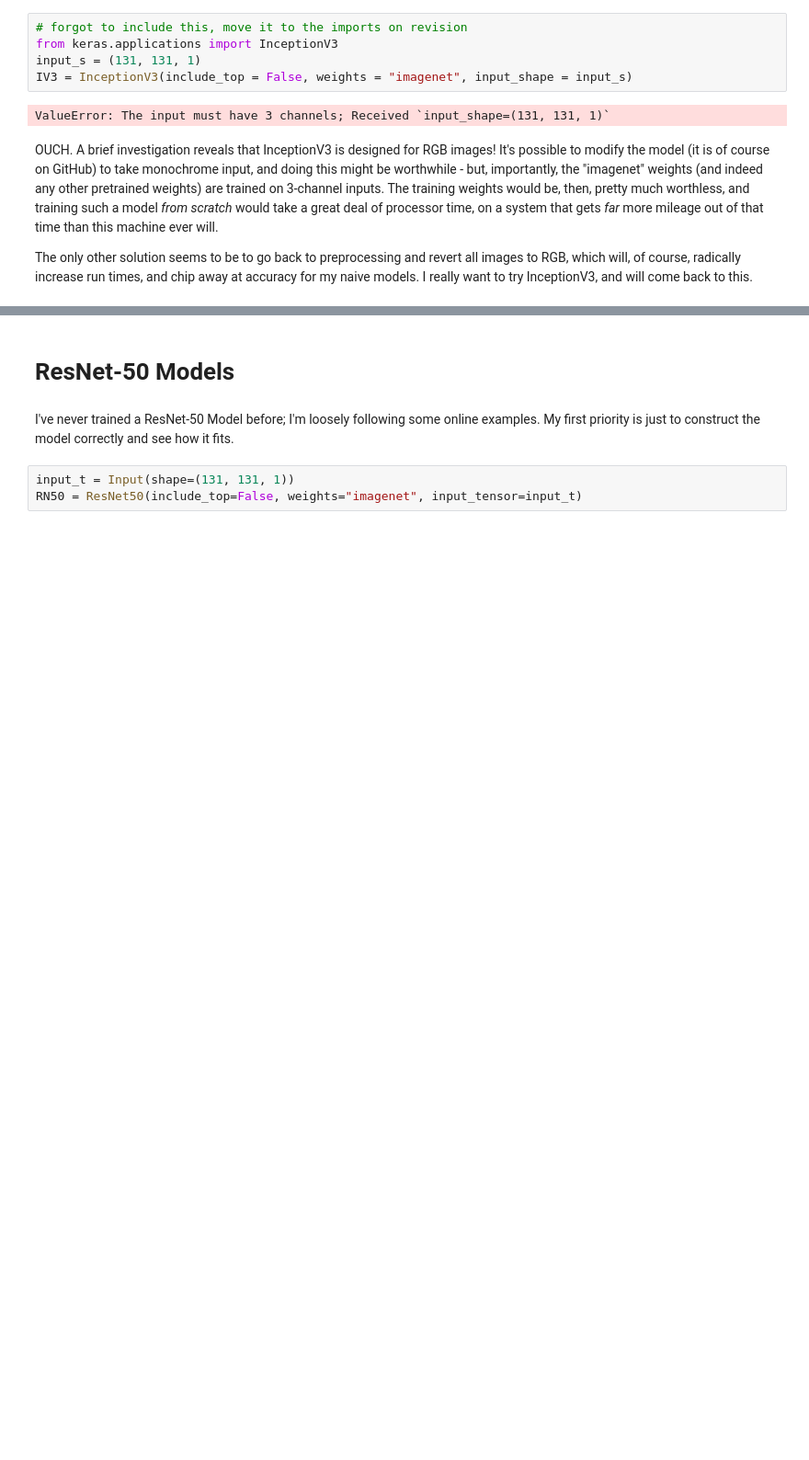
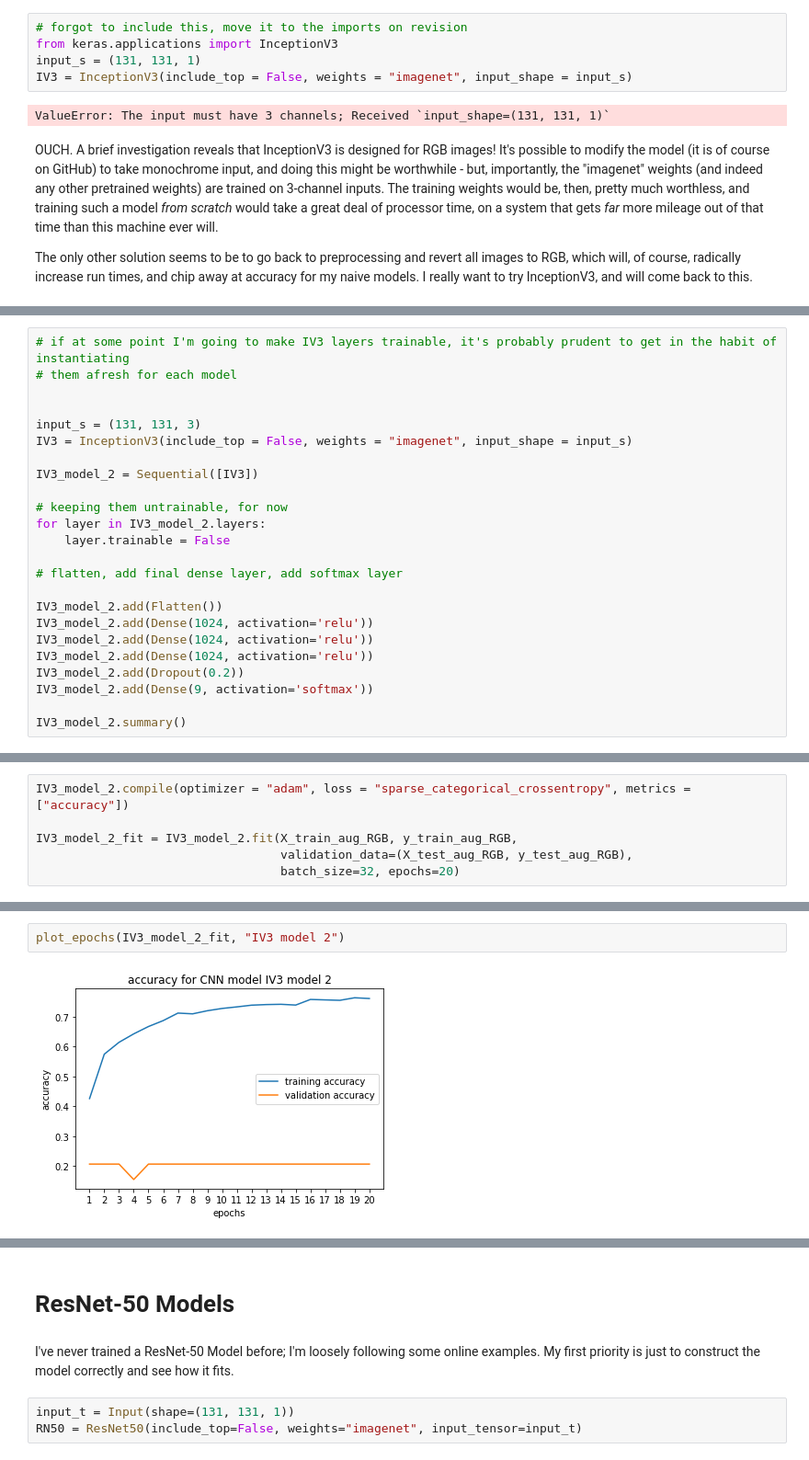
Before and after one commit to skizlik/waste-classification, a Jupyter notebook: Real Waste Modeling.ipynb, the cells around one changed output, grey strips where cells are left out. Shown: that part at 92% size. Cells and saved outputs as stored; diff of their text form; blank space fills up the shorter version.

```diff
--- a/Real Waste Modeling.ipynb
+++ b/Real Waste Modeling.ipynb
@@ -415,0 +514,24 @@ The only other solution seems to be to go back to preprocessing and revert all i
+# %%
+# if at some point I'm going to make IV3 layers trainable, it's probably prudent to get in the habit of instantiating
+# them afresh for each model
+
+
+input_s = (131, 131, 3)
+IV3 = InceptionV3(include_top = False, weights = "imagenet", input_shape = input_s)
+
+IV3_model_2 = Sequential([IV3])
+
+# keeping them untrainable, for now
+for layer in IV3_model_2.layers:
+    layer.trainable = False
+
+# flatten, add final dense layer, add softmax layer
+
+IV3_model_2.add(Flatten())
+IV3_model_2.add(Dense(1024, activation='relu'))
+IV3_model_2.add(Dense(1024, activation='relu'))
+IV3_model_2.add(Dense(1024, activation='relu'))
+IV3_model_2.add(Dropout(0.2))
+IV3_model_2.add(Dense(9, activation='softmax'))
+
+IV3_model_2.summary()
@@ -415,0 +556,6 @@ The only other solution seems to be to go back to preprocessing and revert all i
+# %%
+IV3_model_2.compile(optimizer = "adam", loss = "sparse_categorical_crossentropy", metrics = ["accuracy"])
+
+IV3_model_2_fit = IV3_model_2.fit(X_train_aug_RGB, y_train_aug_RGB,
+                                  validation_data=(X_test_aug_RGB, y_test_aug_RGB),
+                                  batch_size=32, epochs=20)
@@ -415,0 +580,4 @@ The only other solution seems to be to go back to preprocessing and revert all i
+# %%
+plot_epochs(IV3_model_2_fit, "IV3 model 2")
+# %% [output]
+[figure, added]
```
Also changed, not shown: parts of 44 cells of this notebook.
